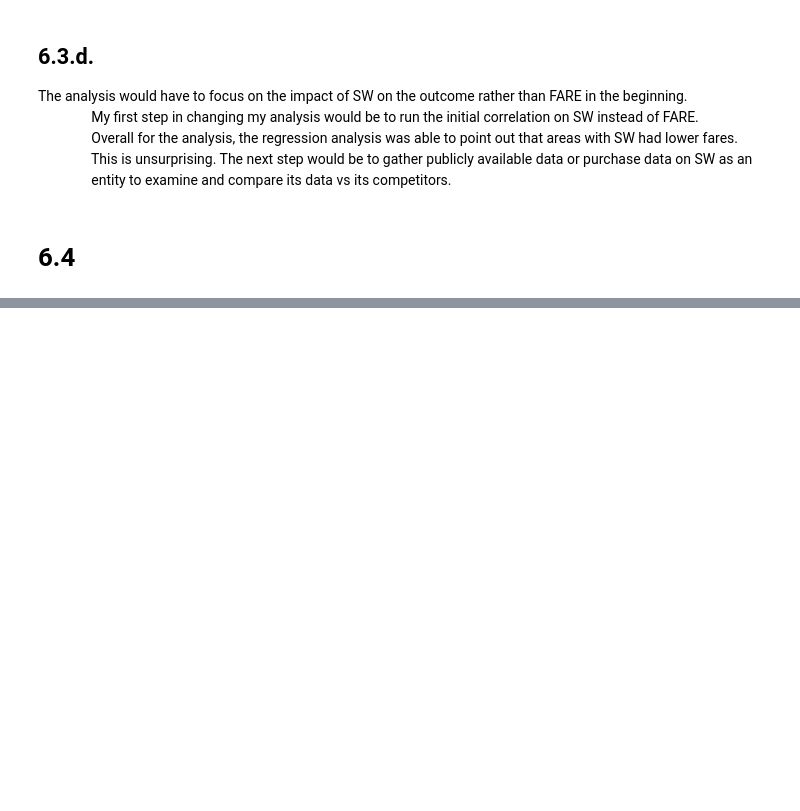
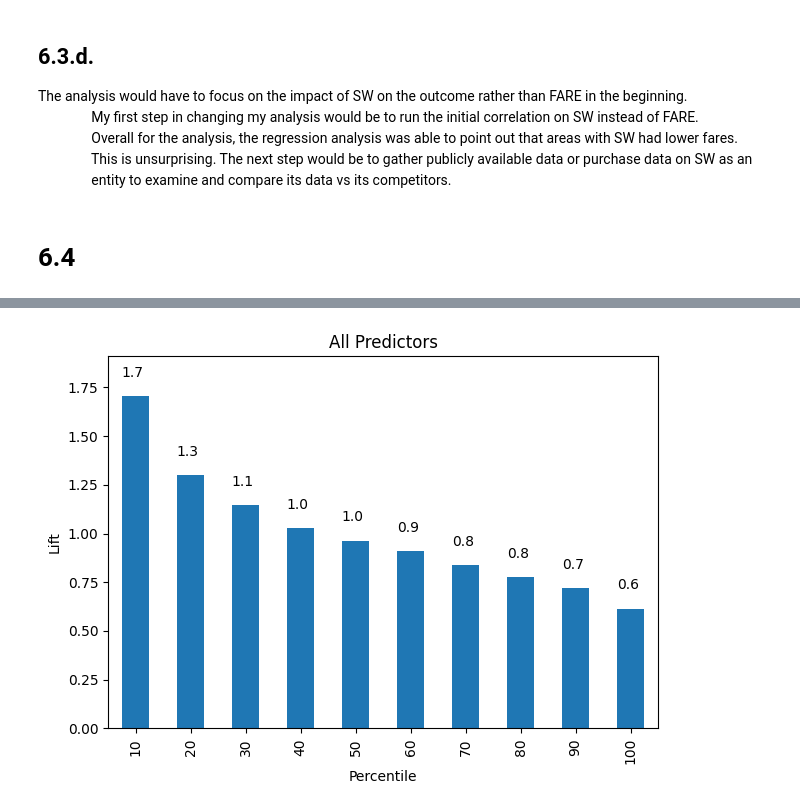
Before and after one commit to wolfesamk/MSBA-206, a Jupyter notebook: DMBA Chapter 6.ipynb, the cells around one changed output, grey strips where cells are left out. Saved outputs shown, nothing was run; the diff lists cells and outputs as text; code cells hidden in the pictures; blank space fills up the shorter version.

```diff
--- a/DMBA Chapter 6.ipynb
+++ b/DMBA Chapter 6.ipynb
@@ -492,5 +513,4 @@ entity to examine and compare its data vs its competitors.
 # %%
-#6.4.a.
 #Splitting the Data
 dfCar= readFile(r'E:\Aliit\School\MSBA\206\dmba-datasets\ToyotaCorolla.csv')
 targetVar = 'Price'
@@ -499,8 +519,8 @@ predictors = ['Age_08_04','KM','Fuel_Type','HP','Automatic','Doors','Quarterly_T
 outcome = 'Price'
 
 # partition data
-X = pd.get_dummies(dfCar[predictors], drop_first=True)
-y = dfCar[outcome]
+Xcar = pd.get_dummies(dfCar[predictors], drop_first=True)
+ycar = dfCar[targetVar]
 
-train_X, temp_X, train_y, temp_y = train_test_split(X, y, test_size=0.5, random_state=1)
-valid_X, test_X, valid_y, test_y = train_test_split(temp_X, temp_y, test_size=0.4, random_state=1)
+carTrain_X, carTemp_X, carTrain_y, carTemp_y = train_test_split(Xcar, ycar, test_size=0.5, random_state=1)
+carValid_X, carTest_X, carValid_y, carTest_y = train_test_split(carTemp_X, carTemp_y, test_size=0.4, random_state=1)
@@ -558,0 +582,12 @@ pd.reset_option('display.width')
+# %%
+carTrain_XBest = carTrain_X[carBestPred]
+carValid_XBest = carValid_X[carBestPred]
+carTest_XBest = carTest_X[carBestPred]
+
+#all variables
+carAllModel = BayesianRidge()
+carAllModel.fit(carTrain_X, carTrain_y)
+#"best" variables
+carBestModel = BayesianRidge()
+carBestModel.fit(carTrain_XBest, carTrain_y)
+print()
@@ -558,0 +759,18 @@ pd.reset_option('display.width')
+# %%
+carRaw_lm_pred = carAllModel.predict(carValid_X)
+carTrain_lm_pred = carBestModel.predict(carValid_XBest)
+carGut_lm_pred = carGutModel.predict(carValid_XGut)
+
+resultPredRaw = pd.DataFrame({'Predicted': carRaw_lm_pred, 'Actual': carValid_y,
+                       'Residual': carValid_y - carRaw_lm_pred})
+resultPredTrain = pd.DataFrame({'Predicted': carTrain_lm_pred, 'Actual': carValid_y,
+                       'Residual': carValid_y - carTrain_lm_pred})
+resultPredGut = pd.DataFrame({'Predicted': carGut_lm_pred, 'Actual': carValid_y,
+                       'Residual': carValid_y - carGut_lm_pred})
+# Compute common accuracy measures
+print('Training')
+print(resultPredRaw.sort_values(by='Predicted',ascending=False).head(10))
+print('Validation')
+print(resultPredTrain.sort_values(by='Predicted',ascending=False).head(10))
+print('Gut')
+print(resultPredGut.sort_values(by='Predicted',ascending=False).head(10))
@@ -558,0 +795,6 @@ pd.reset_option('display.width')
+# %%
+liftChart(resultPredRaw.sort_values(by=['Predicted'], ascending=False).Predicted, labelBars=True, title='All Predictors')
+plt.tight_layout()
+plt.show()
+# %% [output]
+[figure, added]
```
Also changed, not shown: parts of 44 cells of this notebook.
